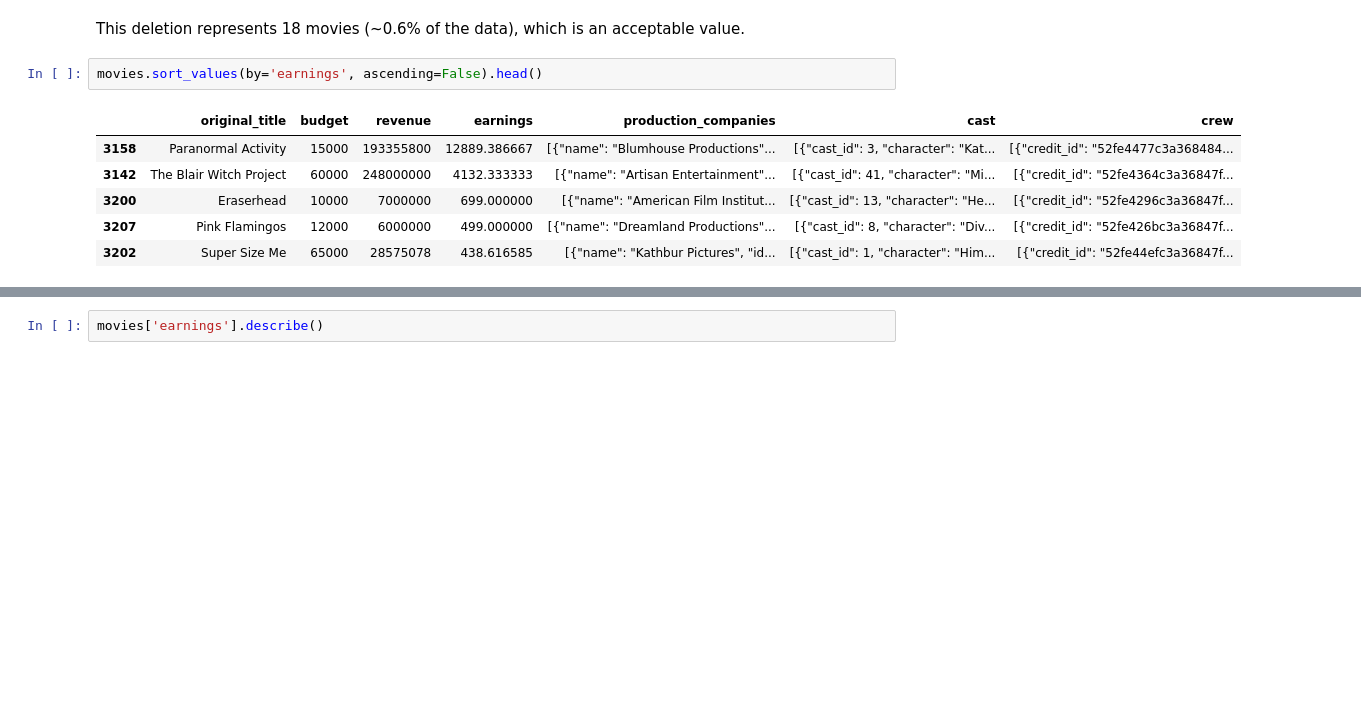
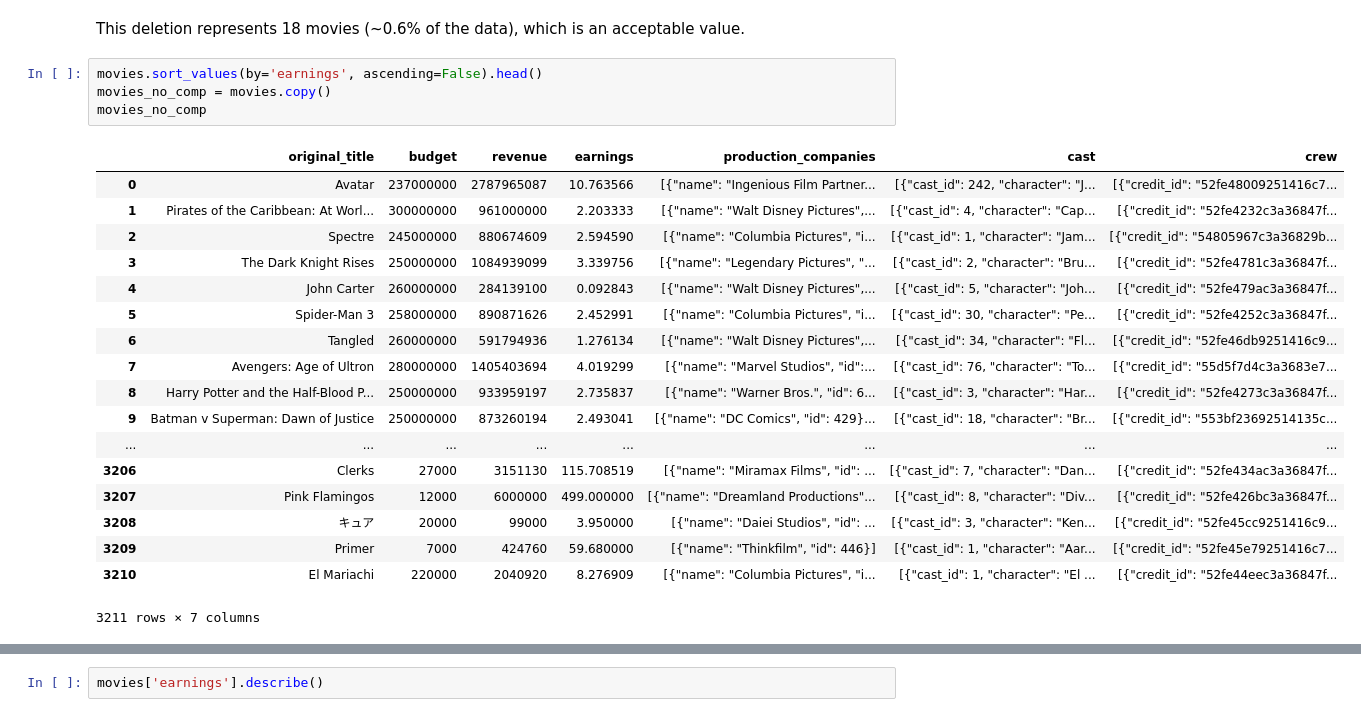
Before and after one commit to rocari96/NTDS-project, a Jupyter notebook: notebook.ipynb, the cells around one changed output, grey strips where cells are left out. Drawn from its saved outputs; the diff is of its cells as text; blank space fills up the shorter version.

```diff
--- a/notebook.ipynb
+++ b/notebook.ipynb
@@ -84,13 +85,27 @@ print(prev_len - n_movies, 100*(prev_len - n_movies)/prev_len)
 This deletion represents 18 movies (~0.6% of the data), which is an acceptable value.
 # %%
 movies.sort_values(by='earnings', ascending=False).head()
+movies_no_comp = movies.copy()
+movies_no_comp
 # %% [output]
 |  | original_title | budget | revenue | earnings | production_companies | cast | crew |
-| 3158 | Paranormal Activity | 15000 | 193355800 | 12889.386667 | [{"name": "Blumhouse Productions"... | [{"cast_id": 3, "character": "Kat... | [{"credit_id": "52fe4477c3a368484... |
-| 3142 | The Blair Witch Project | 60000 | 248000000 | 4132.333333 | [{"name": "Artisan Entertainment"... | [{"cast_id": 41, "character": "Mi... | [{"credit_id": "52fe4364c3a36847f... |
-| 3200 | Eraserhead | 10000 | 7000000 | 699.000000 | [{"name": "American Film Institut... | [{"cast_id": 13, "character": "He... | [{"credit_id": "52fe4296c3a36847f... |
+| 0 | Avatar | 237000000 | 2787965087 | 10.763566 | [{"name": "Ingenious Film Partner... | [{"cast_id": 242, "character": "J... | [{"credit_id": "52fe48009251416c7... |
+| 1 | Pirates of the Caribbean: At Worl... | 300000000 | 961000000 | 2.203333 | [{"name": "Walt Disney Pictures",... | [{"cast_id": 4, "character": "Cap... | [{"credit_id": "52fe4232c3a36847f... |
+| 2 | Spectre | 245000000 | 880674609 | 2.594590 | [{"name": "Columbia Pictures", "i... | [{"cast_id": 1, "character": "Jam... | [{"credit_id": "54805967c3a36829b... |
+| 3 | The Dark Knight Rises | 250000000 | 1084939099 | 3.339756 | [{"name": "Legendary Pictures", "... | [{"cast_id": 2, "character": "Bru... | [{"credit_id": "52fe4781c3a36847f... |
+| 4 | John Carter | 260000000 | 284139100 | 0.092843 | [{"name": "Walt Disney Pictures",... | [{"cast_id": 5, "character": "Joh... | [{"credit_id": "52fe479ac3a36847f... |
+| 5 | Spider-Man 3 | 258000000 | 890871626 | 2.452991 | [{"name": "Columbia Pictures", "i... | [{"cast_id": 30, "character": "Pe... | [{"credit_id": "52fe4252c3a36847f... |
+| 6 | Tangled | 260000000 | 591794936 | 1.276134 | [{"name": "Walt Disney Pictures",... | [{"cast_id": 34, "character": "Fl... | [{"credit_id": "52fe46db9251416c9... |
+| 7 | Avengers: Age of Ultron | 280000000 | 1405403694 | 4.019299 | [{"name": "Marvel Studios", "id":... | [{"cast_id": 76, "character": "To... | [{"credit_id": "55d5f7d4c3a3683e7... |
+| 8 | Harry Potter and the Half-Blood P... | 250000000 | 933959197 | 2.735837 | [{"name": "Warner Bros.", "id": 6... | [{"cast_id": 3, "character": "Har... | [{"credit_id": "52fe4273c3a36847f... |
+| 9 | Batman v Superman: Dawn of Justice | 250000000 | 873260194 | 2.493041 | [{"name": "DC Comics", "id": 429}... | [{"cast_id": 18, "character": "Br... | [{"credit_id": "553bf23692514135c... |
+| ... | ... | ... | ... | ... | ... | ... | ... |
+| 3206 | Clerks | 27000 | 3151130 | 115.708519 | [{"name": "Miramax Films", "id": ... | [{"cast_id": 7, "character": "Dan... | [{"credit_id": "52fe434ac3a36847f... |
 | 3207 | Pink Flamingos | 12000 | 6000000 | 499.000000 | [{"name": "Dreamland Productions"... | [{"cast_id": 8, "character": "Div... | [{"credit_id": "52fe426bc3a36847f... |
-| 3202 | Super Size Me | 65000 | 28575078 | 438.616585 | [{"name": "Kathbur Pictures", "id... | [{"cast_id": 1, "character": "Him... | [{"credit_id": "52fe44efc3a36847f... |
+| 3208 | キュア | 20000 | 99000 | 3.950000 | [{"name": "Daiei Studios", "id": ... | [{"cast_id": 3, "character": "Ken... | [{"credit_id": "52fe45cc9251416c9... |
+| 3209 | Primer | 7000 | 424760 | 59.680000 | [{"name": "Thinkfilm", "id": 446}] | [{"cast_id": 1, "character": "Aar... | [{"credit_id": "52fe45e79251416c7... |
+| 3210 | El Mariachi | 220000 | 2040920 | 8.276909 | [{"name": "Columbia Pictures", "i... | [{"cast_id": 1, "character": "El ... | [{"credit_id": "52fe44eec3a36847f... |
+3211 rows × 7 columns
 # %%
 to_keep = 5
 
```
Also changed, not shown: parts of 40 cells of this notebook, 7 other files.
